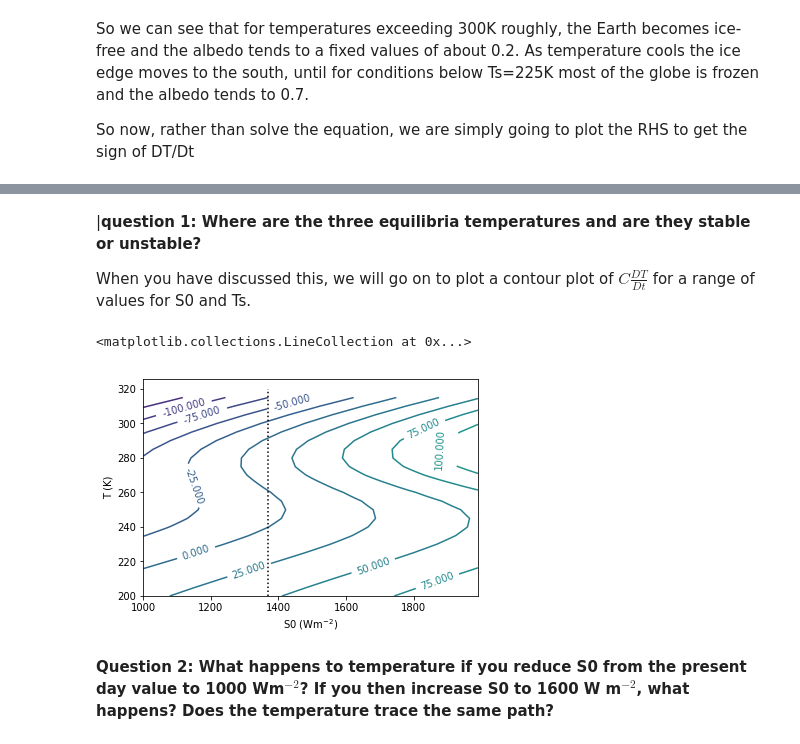
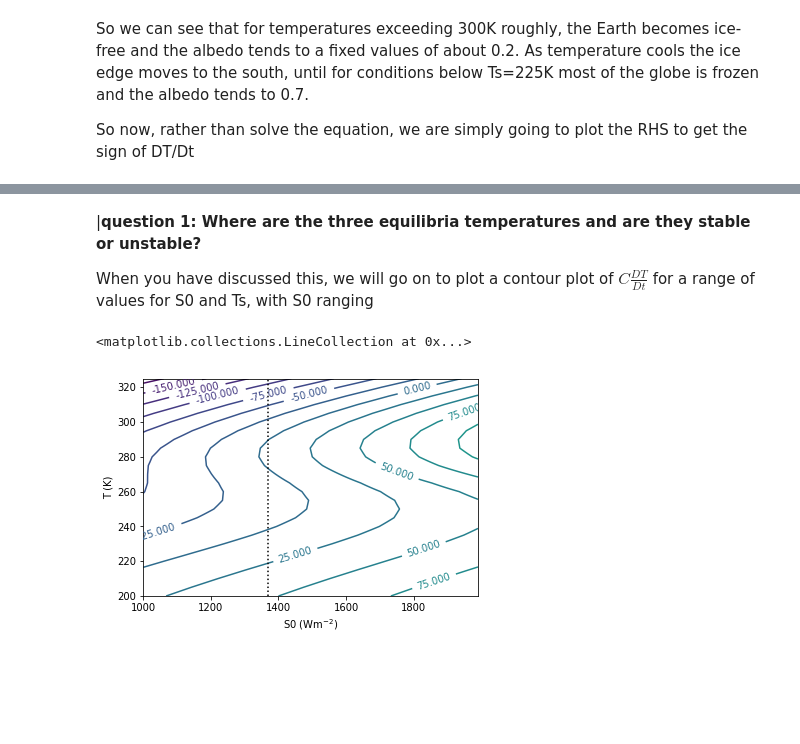
Before and after one commit to llvillanueva/TPA_DIPLOMA_LABS, a Jupyter notebook: ESM_0D_ICEVAPOR/EBM_0D_ice_water.ipynb, the cells around one changed output, grey strips where cells are left out. Drawn from its saved outputs; the diff is of its cells as text; code cells hidden in the pictures; blank space fills up the shorter version.

```diff
--- a/ESM_0D_ICEVAPOR/EBM_0D_ice_water.ipynb
+++ b/ESM_0D_ICEVAPOR/EBM_0D_ice_water.ipynb
@@ -25,18 +28,17 @@ import matplotlib.pyplot as plt
 import numpy as np
 
 # function to calculate alfa
-def alfa(T):
+def alpha(T):
     """ function for albedo"""
     albedo=0.45-0.25*np.tanh((T-272)/23)
     return albedo
 
 # vector of surface temperatures
-Ts=np.arange(200,400,5)
+Ts=np.arange(200,350,5)
 
 # vector of albedos
 fig,ax=plt.subplots()
-alfa=alfa(T)
-ax.plot(Ts,alfa)
+ax.plot(Ts,alpha(Ts))
 ax.set_xlabel("Ts (K)")
 ax.set_ylabel("Albedo")
 # %% [output]
@@ -77,37 +75,22 @@ ax.hlines(0,200,320,linestyles="dotted")
 # %% [markdown]
 |**question 1: Where are the three equilibria temperatures and are they stable or unstable?**
 
-When you have discussed this, we will go on to plot a contour plot of $C \frac{DT}{Dt}$ for a range of values for S0 and Ts.
+When you have discussed this, we will go on to plot a contour plot of $C \frac{DT}{Dt}$ for a range of values for S0 and Ts, with S0 ranging
 # %%
-import matplotlib.pyplot as plt
-import numpy as np
+# define the solar constant array
+S0=np.arange(1000,2000,10)
 
-def alfa(T):
-    """function to calculate albedo"""
-    albedo=0.45-0.25*np.tanh((T-268)/23)
-    return albedo
-
-eps=0.62
-sigma=5.67e-8
-
-
-# define the solar constant array
-S0today=1370
-S0=np.arange(1000,2000,10)
-Ts=np.arange(200,320,5)
-
+# make 2D arrays for contour plot:
 T2d=np.tile(Ts,(len(S0),1)).transpose()
 S2d=np.tile(S0,(len(Ts),1))
-DTdt=S2d*(1-alfa(T2d))/4 - eps*sigma*T2d**4
 
+# contour plot
 fig,ax=plt.subplots()
-X=ax.contour(S0,Ts,DTdt,levels=np.arange(-200,400,25))
+X=ax.contour(S0,Ts,cdTdt(S2d,T2d),levels=np.arange(-200,400,25))
 ax.clabel(X,fontsize=10)
 ax.set_xlabel("S0 (Wm$^{-2}$)")
 ax.set_ylabel("T (K)")
-ax.vlines(S0today,200,320,linestyles="dotted")
+ax.vlines(S0today,tmin,tmax,linestyles="dotted")
 # %% [output]
 <matplotlib.collections.LineCollection at 0x...>
-[figure, old version]
+[figure, new version]
-# %% [markdown]
-**Question 2: What happens to temperature if you reduce S0 from the present day value to 1000 Wm$^{-2}$?  If you then increase S0 to 1600 W m$^{-2}$, what happens?  Does the temperature trace the same path?**
```
Also changed, not shown: parts of 12 cells of this notebook.
